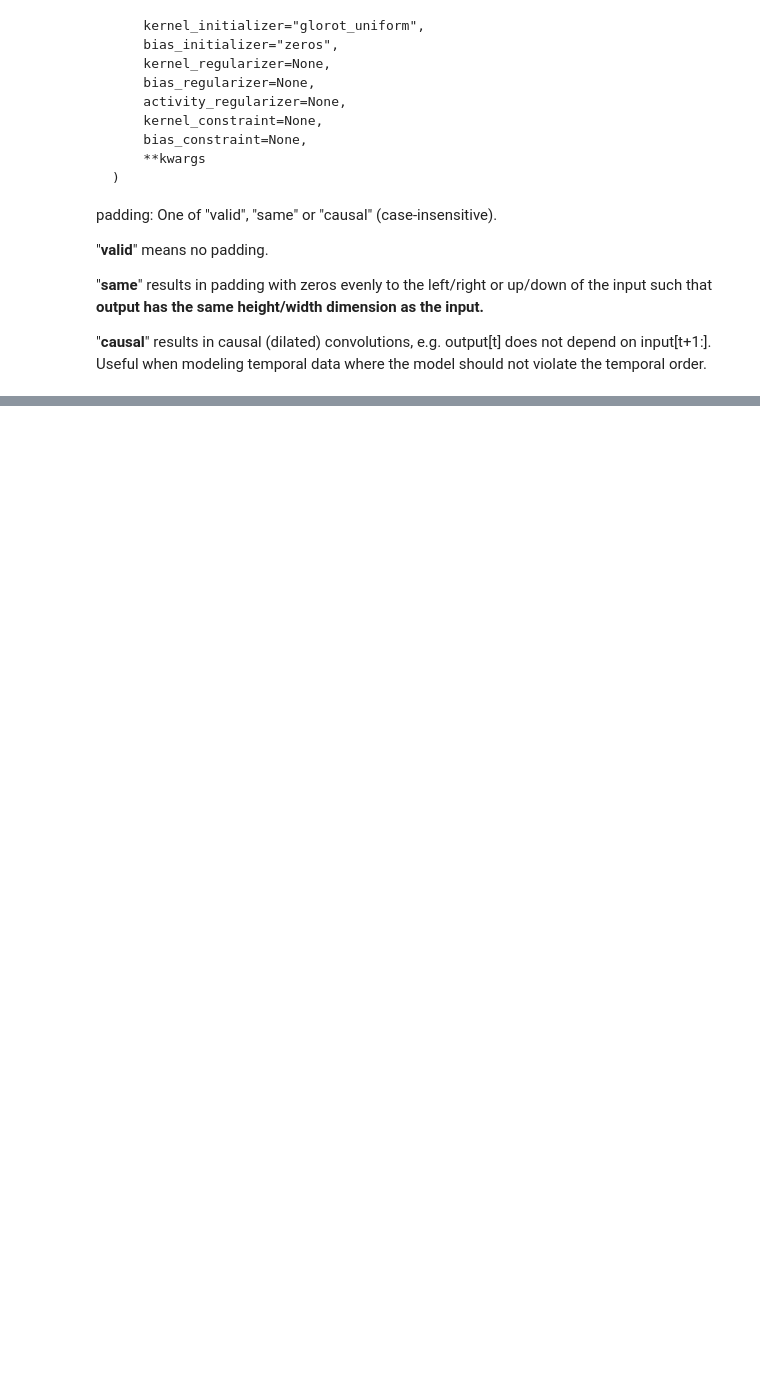
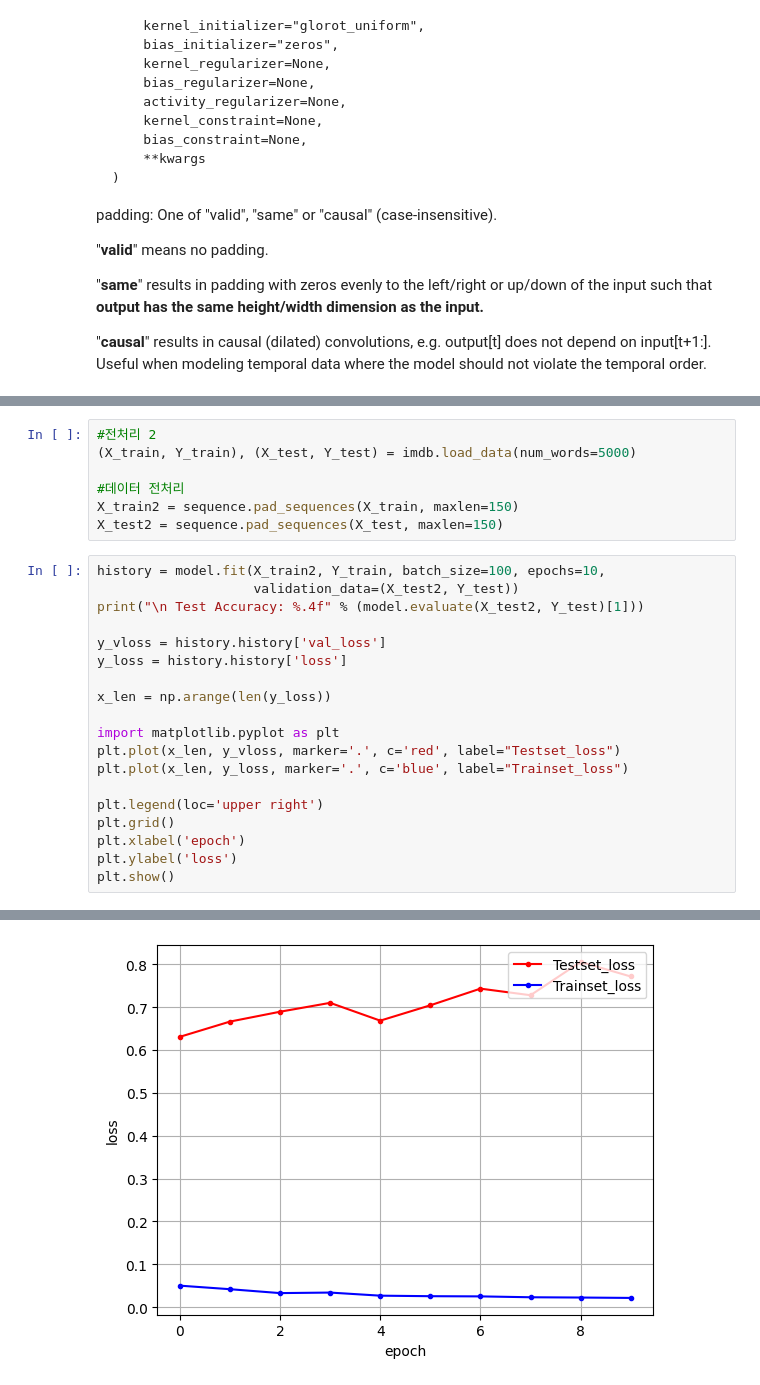
Before and after one commit to tirals88/DL_for_everyone, a Jupyter notebook: deeplearning/notebook/17장 RNN.ipynb, the cells around one changed output, grey strips where cells are left out. Drawn from its saved outputs; the diff is of its cells as text; blank space fills up the shorter version.

```diff
--- a/deeplearning/notebook/17장 RNN.ipynb
+++ b/deeplearning/notebook/17장 RNN.ipynb
@@ -392,0 +410,27 @@ Epoch 1/10
+# %%
+#전처리 2
+(X_train, Y_train), (X_test, Y_test) = imdb.load_data(num_words=5000)
+
+#데이터 전처리
+X_train2 = sequence.pad_sequences(X_train, maxlen=150)
+X_test2 = sequence.pad_sequences(X_test, maxlen=150)
+# %%
+history = model.fit(X_train2, Y_train, batch_size=100, epochs=10,
+                    validation_data=(X_test2, Y_test))
+print("\n Test Accuracy: %.4f" % (model.evaluate(X_test2, Y_test)[1]))
+
+y_vloss = history.history['val_loss']
+y_loss = history.history['loss']
+
+x_len = np.arange(len(y_loss))
+
+import matplotlib.pyplot as plt
+plt.plot(x_len, y_vloss, marker='.', c='red', label="Testset_loss")
+plt.plot(x_len, y_loss, marker='.', c='blue', label="Trainset_loss")
+
+plt.legend(loc='upper right')
+plt.grid()
+plt.xlabel('epoch')
+plt.ylabel('loss')
+plt.show()
+# %% [output]
@@ -392,0 +454 @@ Epoch 1/10
+[figure, added]
```
Also changed, not shown: parts of 6 cells of this notebook.
